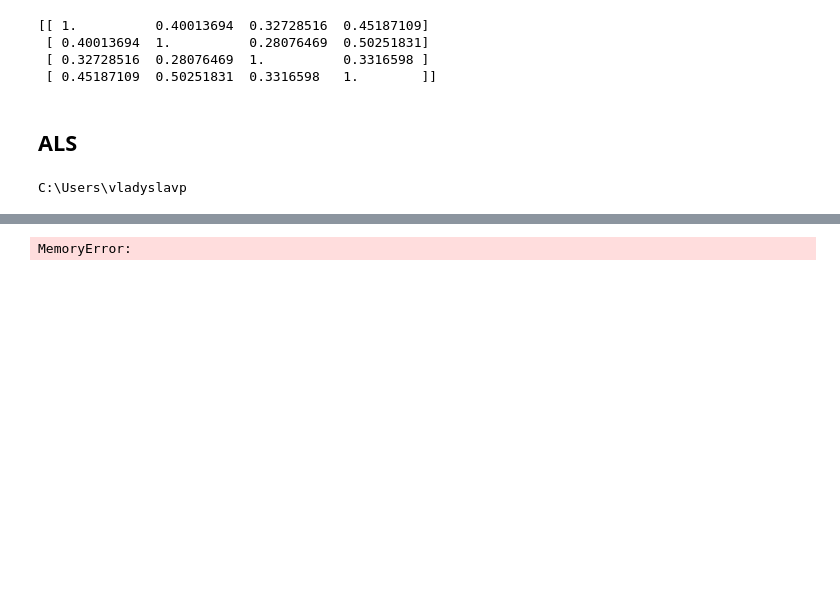
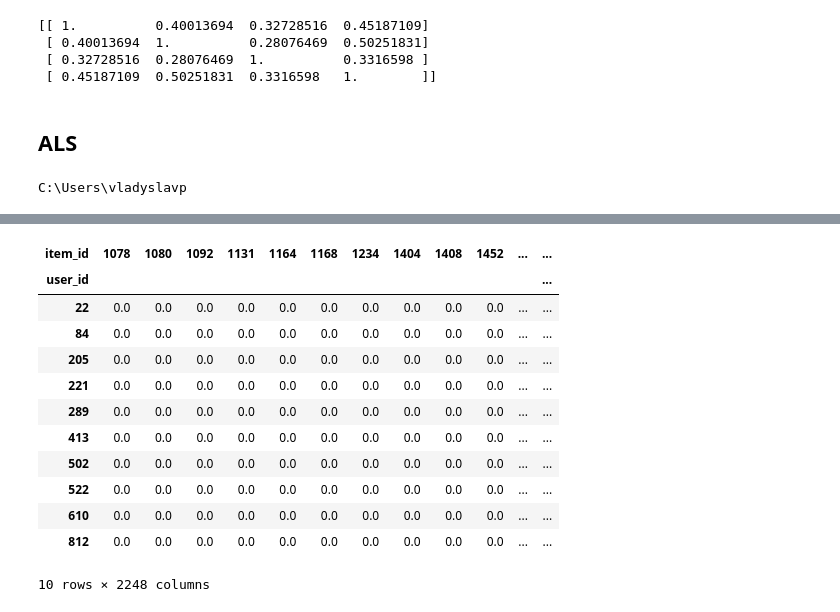
Before and after one commit to VladPrytula/RecommenderSystems, a Jupyter notebook: V1 from blog.ipynb, the cells around one changed output, grey strips where cells are left out. Cells and saved outputs as stored; diff of their text form; code cells hidden in the pictures; blank space fills up the shorter version.

```diff
--- a/V1 from blog.ipynb
+++ b/V1 from blog.ipynb
@@ -216,0 +188,5 @@ df = interactions_df
+# %%
+####
+# restricted to \geq 10 interactions
+###
+interactions_restricted_df = interactions_from_selected_users_df
@@ -217,11 +202,23 @@ df = interactions_df
 # %%
-users_items_pivot_matrix_df = df.pivot(index='user_id',
+users_items_pivot_matrix_df = interactions_restricted_df.pivot(index='user_id',
                                        columns='item_id',
                                        values='rating').fillna(0)
 
 users_items_pivot_matrix_df.head(10)
 # %% [output]
+| item_id | 1078 | 1080 | 1092 | 1131 | 1164 | 1168 | 1234 | 1404 | 1408 | 1452 | ... | ... |
+| user_id |  |  |  |  |  |  |  |  |  |  |  | ... |
+| 22 | 0.0 | 0.0 | 0.0 | 0.0 | 0.0 | 0.0 | 0.0 | 0.0 | 0.0 | 0.0 | ... | ... |
+| 84 | 0.0 | 0.0 | 0.0 | 0.0 | 0.0 | 0.0 | 0.0 | 0.0 | 0.0 | 0.0 | ... | ... |
+| 205 | 0.0 | 0.0 | 0.0 | 0.0 | 0.0 | 0.0 | 0.0 | 0.0 | 0.0 | 0.0 | ... | ... |
+| 221 | 0.0 | 0.0 | 0.0 | 0.0 | 0.0 | 0.0 | 0.0 | 0.0 | 0.0 | 0.0 | ... | ... |
+| 289 | 0.0 | 0.0 | 0.0 | 0.0 | 0.0 | 0.0 | 0.0 | 0.0 | 0.0 | 0.0 | ... | ... |
+| 413 | 0.0 | 0.0 | 0.0 | 0.0 | 0.0 | 0.0 | 0.0 | 0.0 | 0.0 | 0.0 | ... | ... |
+| 502 | 0.0 | 0.0 | 0.0 | 0.0 | 0.0 | 0.0 | 0.0 | 0.0 | 0.0 | 0.0 | ... | ... |
+| 522 | 0.0 | 0.0 | 0.0 | 0.0 | 0.0 | 0.0 | 0.0 | 0.0 | 0.0 | 0.0 | ... | ... |
+| 610 | 0.0 | 0.0 | 0.0 | 0.0 | 0.0 | 0.0 | 0.0 | 0.0 | 0.0 | 0.0 | ... | ... |
+| 812 | 0.0 | 0.0 | 0.0 | 0.0 | 0.0 | 0.0 | 0.0 | 0.0 | 0.0 | 0.0 | ... | ... |
-MemoryError:
+10 rows × 2248 columns
 # %%
 ratings = users_items_pivot_matrix_df.as_matrix()
 sparsity = float(len(ratings.nonzero()[0]))
```
Also changed, not shown: parts of 18 cells of this notebook.
